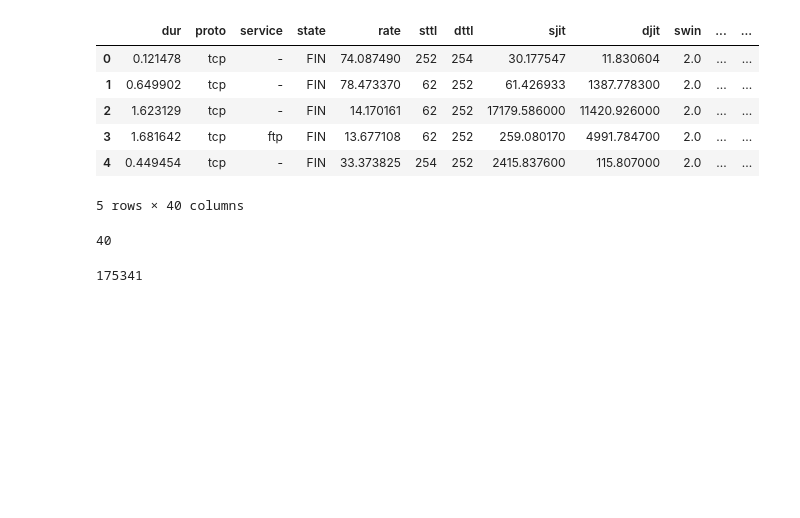
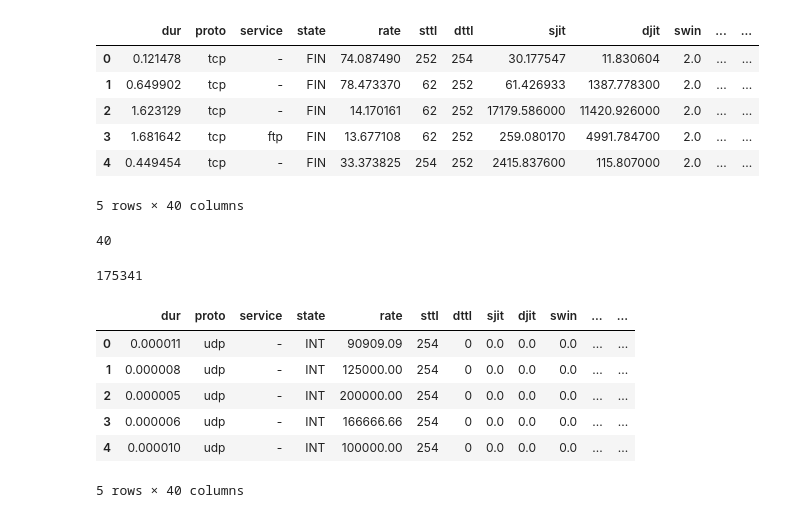
Before and after one commit to allmamun556/Network-Intrusion-Detection-System-IDS-, a Jupyter notebook: IDS.ipynb, the cells around one changed output. Drawn from its saved outputs; the diff is of its cells as text; code cells hidden in the pictures; blank space fills up the shorter version.

```diff
--- a/IDS.ipynb
+++ b/IDS.ipynb
@@ -28,3 +29,14 @@ print(len(train.columns))
 len(train.index) # total number of row
 # %% [output]
 175341
+# %%
+test=pd.read_csv('UNSW 15 Data/test.csv')
+test.head()
+# %% [output]
+|  | dur | proto | service | state | rate | sttl | dttl | sjit | djit | swin | ... | ... |
+| 0 | 0.000011 | udp | - | INT | 90909.09 | 254 | 0 | 0.0 | 0.0 | 0.0 | ... | ... |
+| 1 | 0.000008 | udp | - | INT | 125000.00 | 254 | 0 | 0.0 | 0.0 | 0.0 | ... | ... |
+| 2 | 0.000005 | udp | - | INT | 200000.00 | 254 | 0 | 0.0 | 0.0 | 0.0 | ... | ... |
+| 3 | 0.000006 | udp | - | INT | 166666.66 | 254 | 0 | 0.0 | 0.0 | 0.0 | ... | ... |
+| 4 | 0.000010 | udp | - | INT | 100000.00 | 254 | 0 | 0.0 | 0.0 | 0.0 | ... | ... |
+5 rows × 40 columns
```
Also changed, not shown: parts of 17 cells of this notebook.
